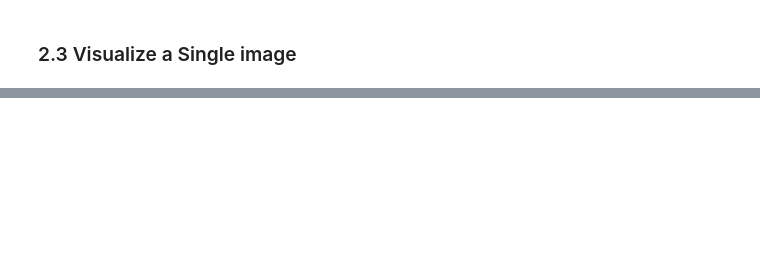
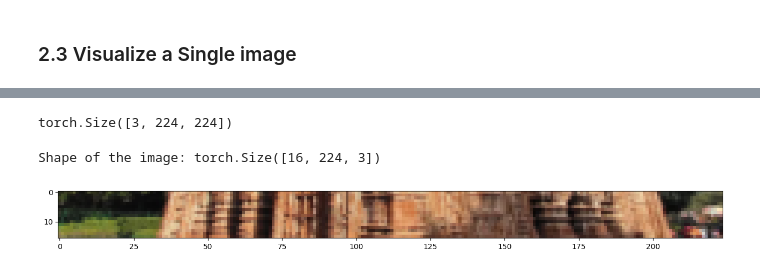
Before and after one commit to SamyamoyRakshit/papers-from-scratch, a Jupyter notebook: ViT/ViT.ipynb, the cells around one changed output, grey strips where cells are left out. Drawn from its saved outputs; the diff is of its cells as text; code cells hidden in the pictures; blank space fills up the shorter version.

```diff
--- a/ViT/ViT.ipynb
+++ b/ViT/ViT.ipynb
@@ -139,0 +218,21 @@ plt.axis(False);
+# %%
+image.shape
+# %% [output]
+torch.Size([3, 224, 224])
+# %%
+# Get the 10th row of the image
+image_permuted = image.permute(1,2,0) # (C,H,W) => (H,W,C)
+
+# Index to plot the top row of the pixels (16x224x3)
+patch_size = 16
+
+row_num = 10  # 10th patch row (1-indexed)
+start = (row_num - 1) * patch_size
+end = start + patch_size
+
+plt.figure(figsize = (patch_size, patch_size))
+print(f"Shape of the image: {image_permuted[start:end, :, :].shape}")
+plt.imshow(image_permuted[start:end, :, :]);
+# %% [output]
+Shape of the image: torch.Size([16, 224, 3])
+[figure, added]
```
Also changed, not shown: parts of 13 cells of this notebook.
